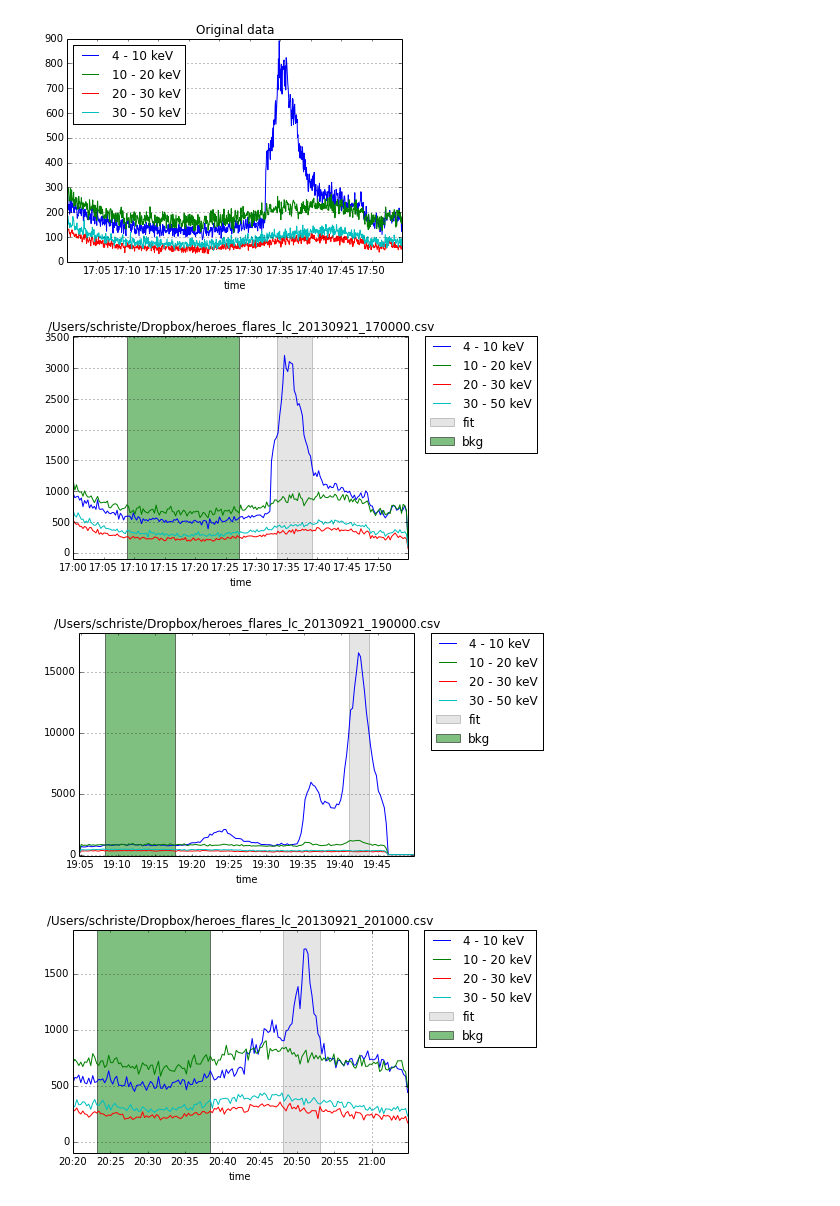
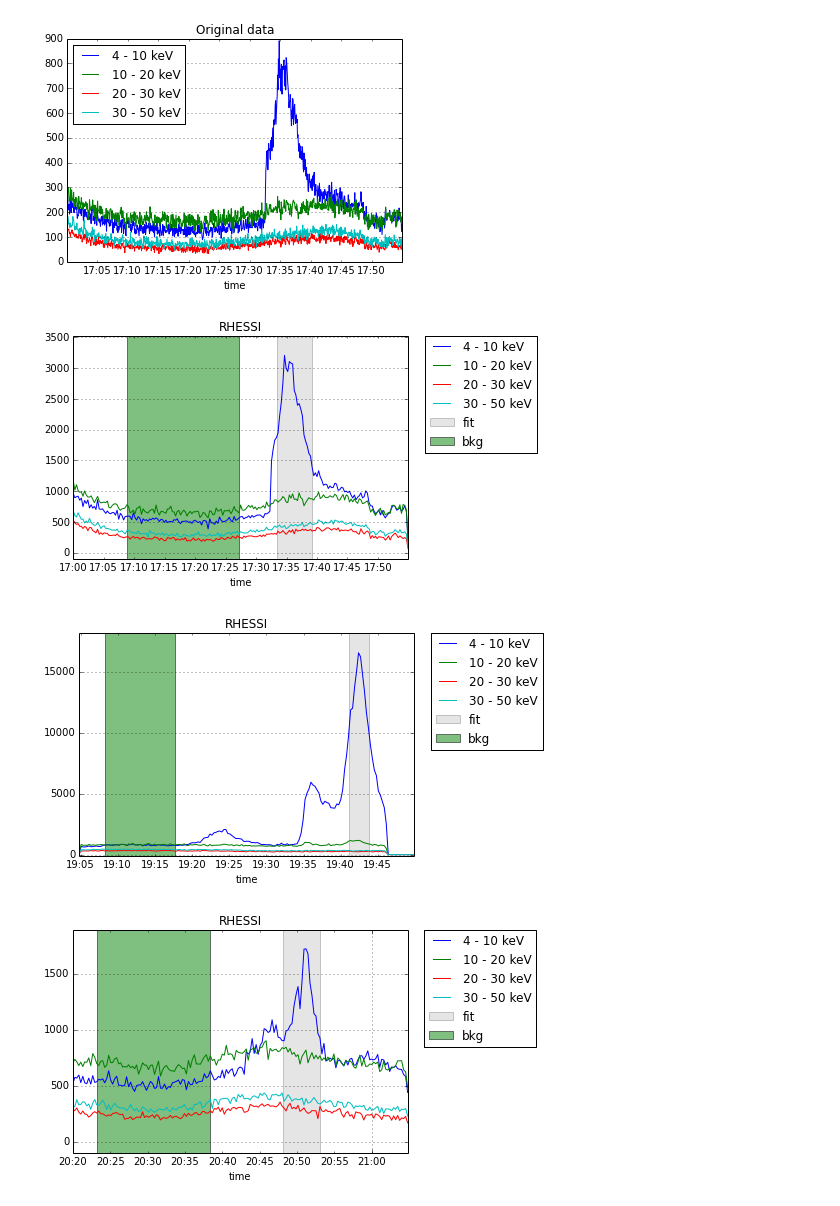
Before and after one commit to ehsteve/ipython-notebooks, a Jupyter notebook: HEROES Flares Lightcurves.ipynb, the cells around one changed output. Drawn from its saved outputs; the diff is of its cells as text; code cells hidden in the pictures.

```diff
--- a/HEROES Flares Lightcurves.ipynb
+++ b/HEROES Flares Lightcurves.ipynb
@@ -3,3 +3,4 @@ import pandas as pd
 import matplotlib.pyplot as plt
 from datetime import datetime
 import glob
+plt.rcParams['figure.figsize'] = (10.0, 8.0)
@@ -43,27 +46,27 @@ plt.show()
 # %%
 resample_rate = '16S'
 for file, time_range, fit_trange, bkg_trange in zip(files, time_ranges, fit_tranges, bkg_tranges):
     data = pd.read_csv(file, parse_dates=True, header=0, index_col=0)
     data = data.truncate(before=time_range[0], after=time_range[1])
     plt.figure()
     max = 0
     for col in data.columns:
         data[col].resample(resample_rate, how='sum').plot()
         if max < data[col].resample(resample_rate, how='sum').max():
             max = data[col].resample(resample_rate, how='sum').max()
     plt.axvspan(fit_trange[0], fit_trange[1], facecolor='gray', alpha=0.2, label='fit')
     plt.axvspan(bkg_trange[0], bkg_trange[1], facecolor='g', alpha=0.5, label='bkg')
 
     #plt.axvspan(time_range[1], 0, max*1.1, linestyle = 'dashed', label='end')
     #plt.axvspan(fit_trange[0], 0, max*1.1, linestyle = 'dashed', label='start')
     #plt.axvspan(fit_trange[1], 0, max*1.1, linestyle = 'dashed', label='end')
     #plt.axvspan(bkg_trange[0], 0, max*1.1, linestyle = 'dashed', label='start')
     #plt.axvspan(bkg_trange[1], 0, max*1.1, linestyle = 'dashed', label='end')
-    plt.title(file)
+    plt.title('RHESSI')
     plt.ylim((-100,max*1.1))
     plt.legend(bbox_to_anchor=(1.05, 1), loc=2, borderaxespad=0.)
     plt.show()
 # %% [output]
-[figure, old version]
+[figure, new version]
-[figure, old version]
+[figure, new version]
-[figure, old version]
+[figure, new version]
```
Also changed, not shown: parts of 12 cells of this notebook, 3 other files.
